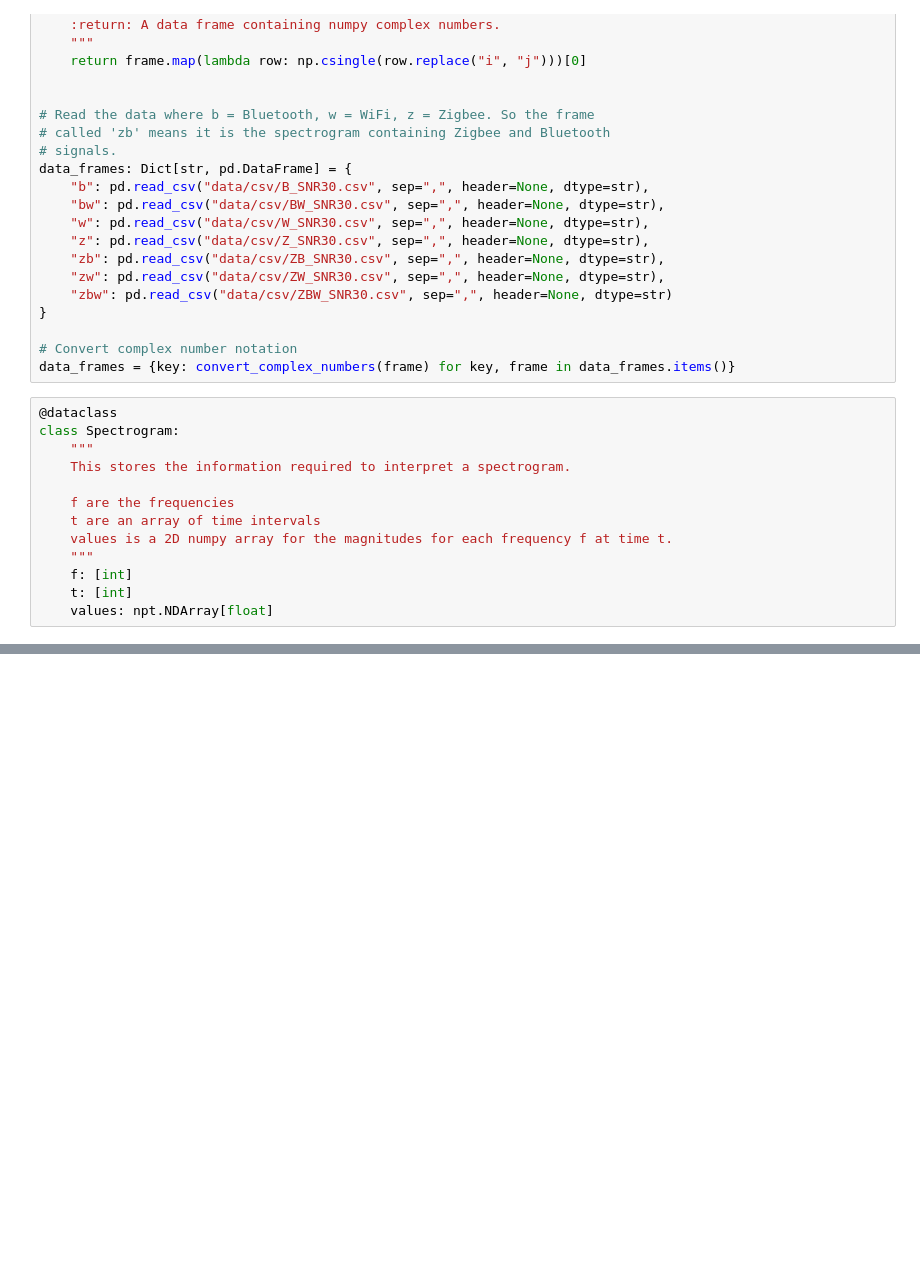
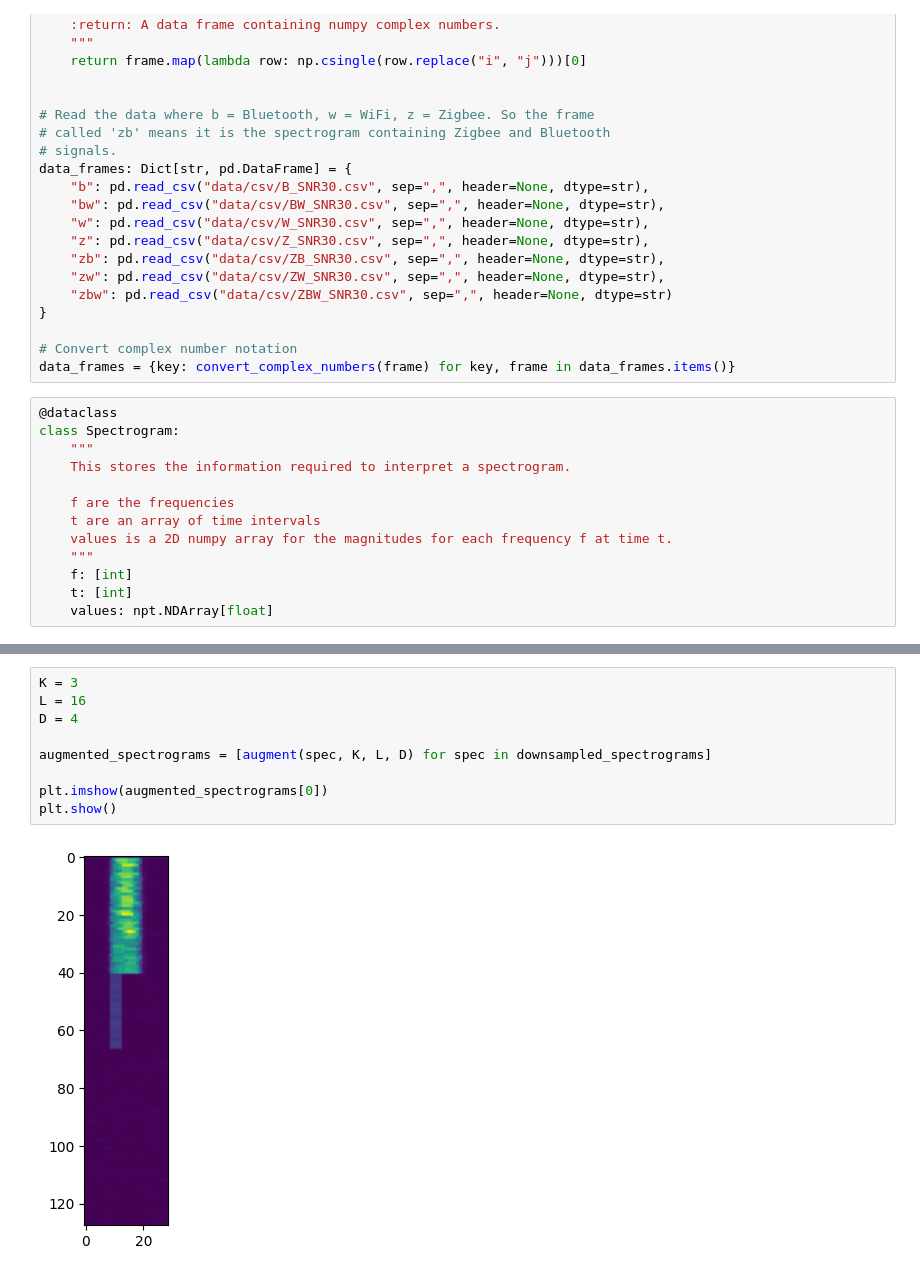
Before and after one commit to sds100/TinyMLSpectrumSensing, a Jupyter notebook: cnn.ipynb, the cells around one changed output, grey strips where cells are left out. Saved outputs shown, nothing was run; the diff lists cells and outputs as text; blank space fills up the shorter version.

```diff
--- a/cnn.ipynb
+++ b/cnn.ipynb
@@ -85,0 +209,11 @@ spec = create_spectrogram(data_frames["zbw"])
+# %%
+K = 3
+L = 16
+D = 4
+
+augmented_spectrograms = [augment(spec, K, L, D) for spec in downsampled_spectrograms]
+
+plt.imshow(augmented_spectrograms[0])
+plt.show()
+# %% [output]
+[figure, added]
```
Also changed, not shown: parts of 7 cells of this notebook, 1 other file.
